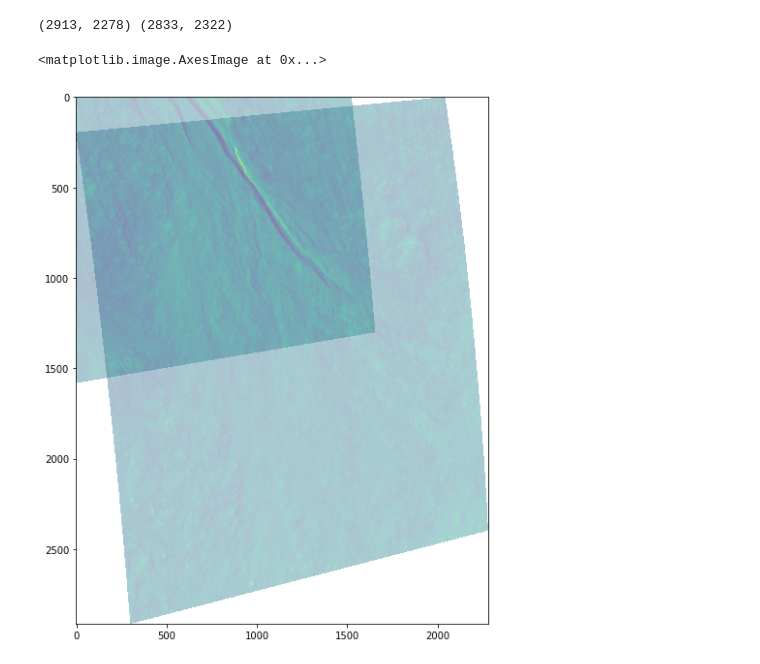
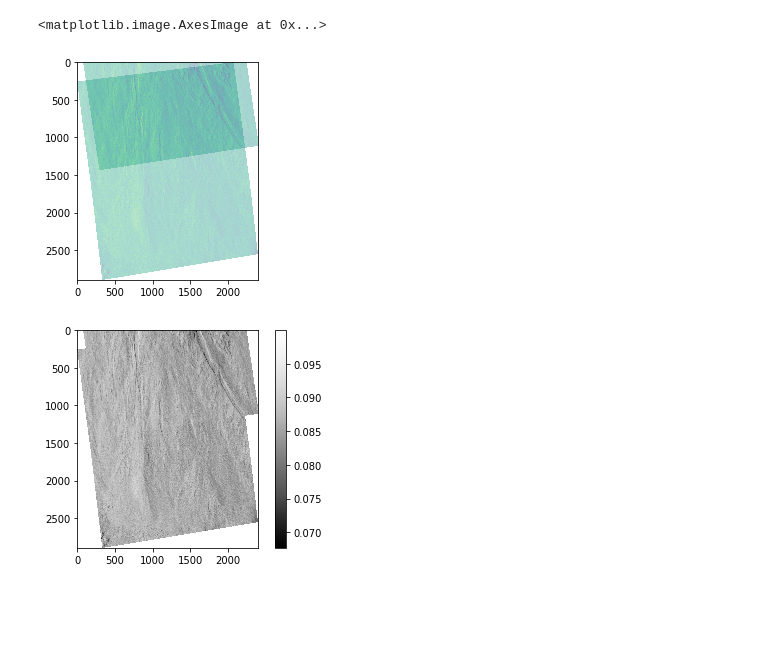
Before and after one commit to tgiroux/autocnet, a Jupyter notebook: notebooks/hirise_registration.ipynb, the cells around one changed output. Drawn from its saved outputs; the diff is of its cells as text; code cells hidden in the pictures; blank space fills up the shorter version.

```diff
--- a/notebooks/hirise_registration.ipynb
+++ b/notebooks/hirise_registration.ipynb
@@ -29,6 +32,6 @@ from autocnet.utils import hirise
 # %%
-df1 = hirise.load_segments("/scratch/krodriguez/hirise/bolder_shift/ESP_014038_1415")
-df2 = hirise.load_segments("/scratch/krodriguez/hirise/bolder_shift/ESP_031022_1415")
+df1 = hirise.load_segments("/scratch/krodriguez/hirise/no_change/ESP_012024_1440/")
+df2 = hirise.load_segments("/scratch/krodriguez/hirise/no_change/ESP_020661_1440/")
 
 ax = df1.plot(figsize=(10,10), alpha=.3)
 df2.plot(figsize=(20,50), alpha=.3, ax=ax, color="orange")
@@ -38,5 +41,5 @@ df2.plot(figsize=(20,50), alpha=.3, ax=ax, color="orange")
 # %%
-p = Point(224.024, -38.07)
+p = Point(129.393, -35.703)
 
 roi1 = df1[df1.intersects(p)].reindex()
 roi1_geoms = roi1["footprint"]
@@ -55,3 +58,14 @@ roi2 = roi2.iloc[0]
+# %%
+new_dir = '/tmp/'
+
+roi1_path = os.path.join(new_dir, os.path.basename(roi1.path))
+roi2_path = os.path.join(new_dir, os.path.basename(roi2.path))
+
+shutil.copyfile(roi1.path, roi1_path)
+shutil.copyfile(roi2.path, roi2_path)
+
+with open("/tmp/test.lis", "w") as f:
+    f.write("\n".join([roi1_path, roi2_path]))
 # %%
 %%time
 #Point to the adjacency Graph
@@ -111,30 +129,28 @@ Group = JigsawResults
   Status = "Camera pointing updated"
 End_Group
 # %%
-roi1_proj = os.path.splitext(roi1.path)[0] + ".proj.cub"
-roi2_proj = os.path.splitext(roi2.path)[0] + ".proj.cub"
+roi1_proj = os.path.splitext(roi1_path)[0] + ".proj.cub"
+roi2_proj = os.path.splitext(roi2_path)[0] + ".proj.cub"
 
 try:
-    isis.cam2map(from_=roi1.path, to=roi1_proj, map='/usgs/cpkgs/isis3/data/base/templates/maps/equirectangular.map')
-    isis.cam2map(from_=roi2.path, to=roi2_proj, patchsize=8, map=roi1_proj, matchmap=True, warpalgorithm="REVERSEPATCH")
+    isis.cam2map(from_=roi1_path, to=roi1_proj, map='/usgs/cpkgs/isis3/data/base/templates/maps/equirectangular.map')
+    isis.cam2map(from_=roi2_path, to=roi2_proj, patchsize=8, map=roi1_proj, matchmap=True, warpalgorithm="REVERSEPATCH")
 except ProcessError as e:
     print(e.stderr)
 # %%
 import pysis
 roi1_proj_geo = GeoDataset(roi1_proj)
 roi2_proj_geo = GeoDataset(roi2_proj)
 isis_null = pysis.specialpixels.SPECIAL_PIXELS['Real']['Null']
-print(proj_array1.shape, proj_array2.shape)
+
 proj_array1 = roi1_proj_geo.read_array()
 proj_array2 = roi2_proj_geo.read_array()
 
 proj_array1[proj_array1 == isis_null] = np.nan
 proj_array2[proj_array2 == isis_null] = np.nan
 
-plt.figure(0, figsize=(10, 10))
 plt.imshow(proj_array1, alpha=.4)
 plt.imshow(proj_array2, alpha=.4)
 # %% [output]
-(2913, 2278) (2833, 2322)
+<matplotlib.image.AxesImage at 0x...>
-<matplotlib.image.AxesImage at 0x...>
-[figure, old version]
+[figure, new version]
@@ -140,0 +160,15 @@ plt.imshow(proj_array2, alpha=.4)
+# %%
+import matplotlib
+
+plt.imshow(proj_array1, cmap="Greys_r")
+plt.imshow(proj_array2, cmap="Greys_r")
+
+if weights:
+    cmap = matplotlib.cm.get_cmap('plasma')
+    colors = bytescale(np.asarray(weights))
+    ax = [plt.fill(*p.exterior.xy, c=cmap(colors[i]), alpha=.6) for i,p in enumerate(polys)]
+plt.colorbar()
+
+plt.show()
+# %% [output]
+[figure, added]
```
Also changed, not shown: parts of 8 cells of this notebook, 3 other files.
